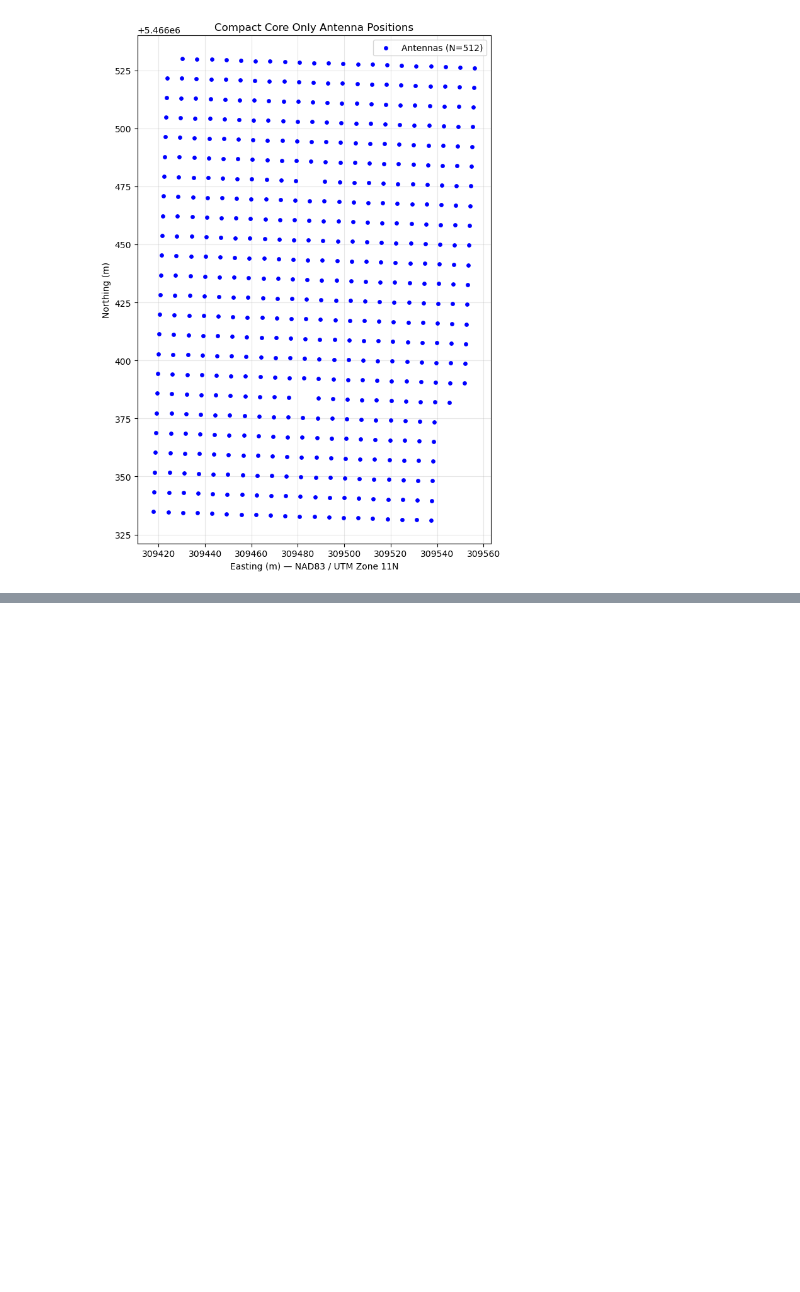
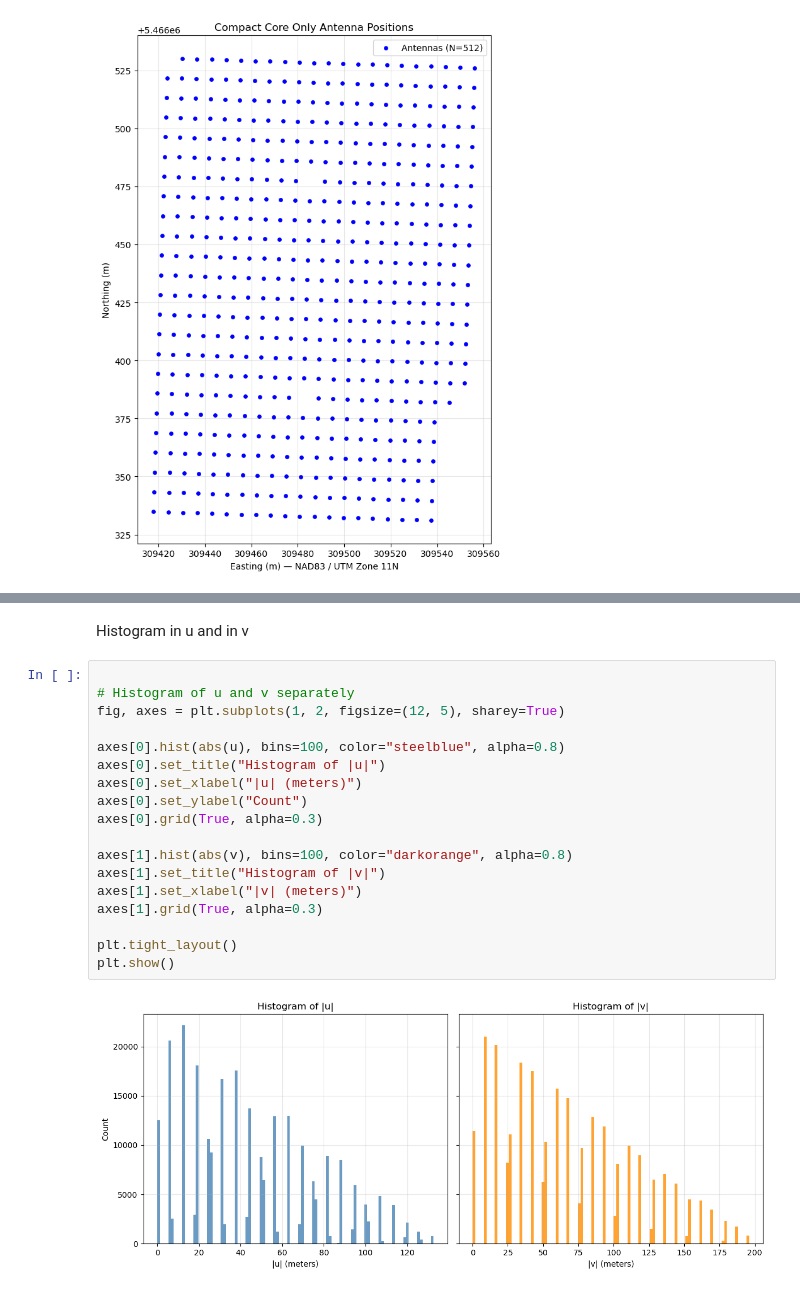
Before and after one commit to DuncanCSt/CHORD_Sensitivity, a Jupyter notebook: notebooks/uv_histogram.ipynb, the cells around one changed output, grey strips where cells are left out. Saved outputs shown, nothing was run; the diff lists cells and outputs as text; blank space fills up the shorter version.

```diff
--- a/notebooks/uv_histogram.ipynb
+++ b/notebooks/uv_histogram.ipynb
@@ -89,0 +90,22 @@ plt.show()
+# %% [markdown]
+Histogram in u and in v
+# %%
+
+# Histogram of u and v separately
+fig, axes = plt.subplots(1, 2, figsize=(12, 5), sharey=True)
+
+axes[0].hist(abs(u), bins=100, color="steelblue", alpha=0.8)
+axes[0].set_title("Histogram of |u|")
+axes[0].set_xlabel("|u| (meters)")
+axes[0].set_ylabel("Count")
+axes[0].grid(True, alpha=0.3)
+
+axes[1].hist(abs(v), bins=100, color="darkorange", alpha=0.8)
+axes[1].set_title("Histogram of |v|")
+axes[1].set_xlabel("|v| (meters)")
+axes[1].grid(True, alpha=0.3)
+
+plt.tight_layout()
+plt.show()
+# %% [output]
+[figure, added]
```
Also changed, not shown: parts of 3 cells of this notebook, 8 other files.
